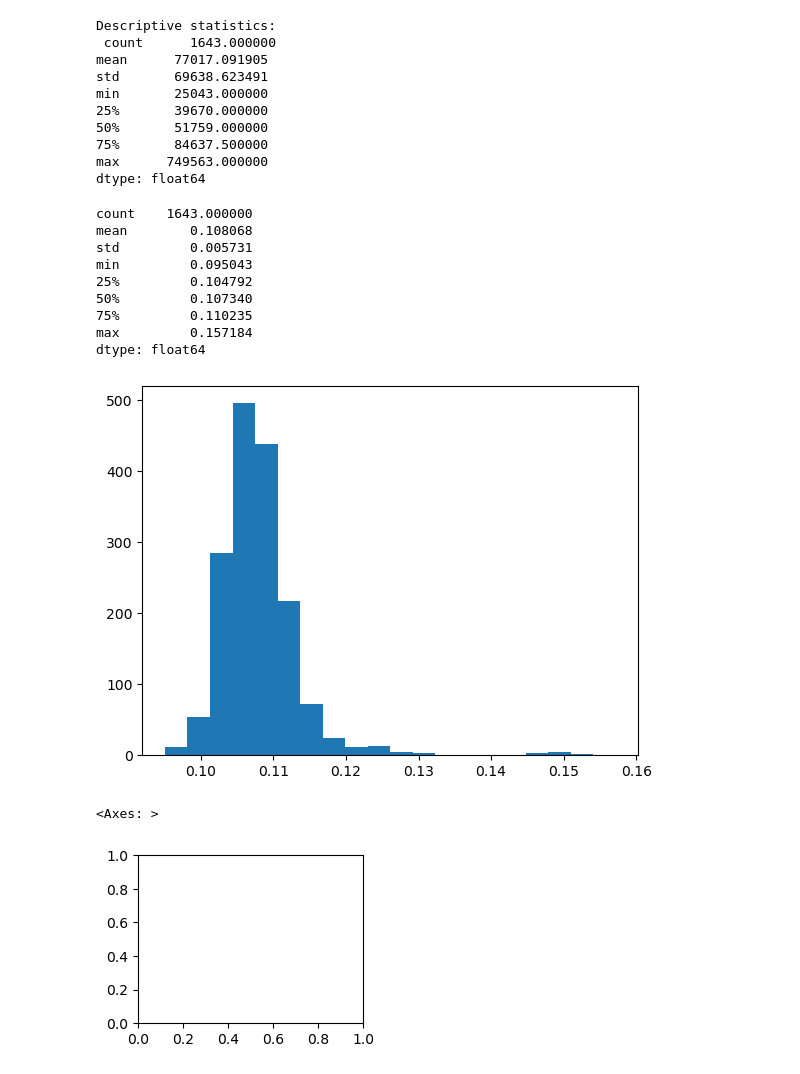
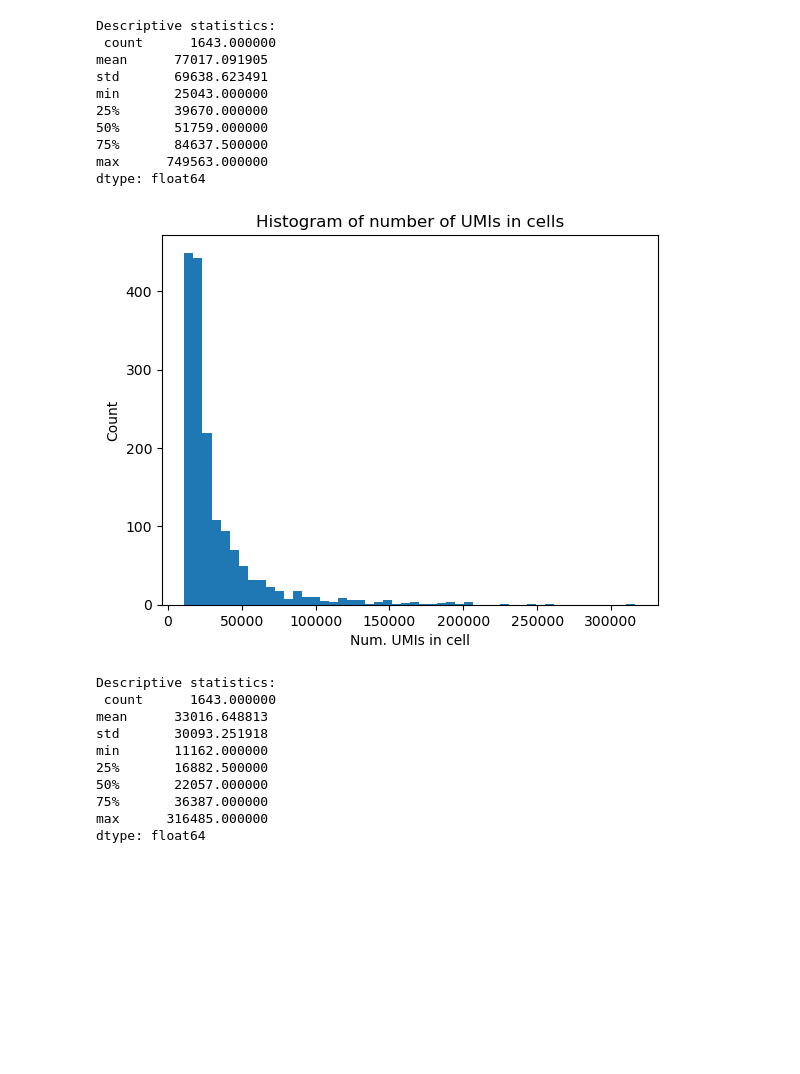
Before and after one commit to jkoubele/phd-stuff, a Jupyter notebook: 02_power_analysis/Usable_UMIs_amount_estimation.ipynb, the cells around one changed output. Cells and saved outputs as stored; diff of their text form; code cells hidden in the pictures; blank space fills up the shorter version.

Commit message:
Aggregate data across cells.

```diff
--- a/02_power_analysis/Usable_UMIs_amount_estimation.ipynb
+++ b/02_power_analysis/Usable_UMIs_amount_estimation.ipynb
@@ -46,7 +49,3 @@ if run_processing_of_bam_files:
 
     with open(f'./duplicate_counters_{bam_files_data_folder.stem}.json', 'w') as file_out:
         file_out.write(Dataset(cells=cells).to_json())
-# %%
-with open('./duplicate_counters_AL4_old.json') as input_file:
-    dataset = Dataset.from_json(input_file.read())
-    cells = dataset.cells
@@ -76,35 +79,25 @@ min       25043.000000
 75%       84637.500000
 max      749563.000000
 dtype: float64
-# %%
-fraction_of_1_duplicates = [cell.duplicate_counter[2] / cell.num_reads for cell in cells]
-plt.hist(fraction_of_1_duplicates, bins=20)
-pd.Series(fraction_of_1_duplicates).describe()
-# %% [output]
-count    1643.000000
-mean        0.108068
-std         0.005731
-min         0.095043
-25%         0.104792
-50%         0.107340
-75%         0.110235
-max         0.157184
-dtype: float64
-[figure, removed]
-# %%
-plt.subplot(221)
-
-# equivalent but more general
-ax1 = plt.subplot(2, 2, 1)
-
-# add a subplot with no frame
-ax2 = plt.subplot(222, frameon=False)
-
-# add a polar subplot
-plt.subplot(223, projection='polar')
-
-# add a red subplot that shares the x-axis with ax1
-plt.subplot(224, sharex=ax1, facecolor='red')
-# %% [output]
-<Axes: >
-[figure, removed]
+# %%
+num_umis = [sum(cell.duplicate_counter.values()) for cell in cells]
+
+plt.hist(num_umis, bins=50)
+plt.xlabel('Num. UMIs in cell')
+plt.ylabel('Count')
+plt.title('Histogram of number of UMIs in cells')
+plt.show()
+
+print("Descriptive statistics:\n", pd.Series(num_umis).describe())
+# %% [output]
+[figure, added]
+Descriptive statistics:
+ count      1643.000000
+mean      33016.648813
+std       30093.251918
+min       11162.000000
+25%       16882.500000
+50%       22057.000000
+75%       36387.000000
+max      316485.000000
+dtype: float64
```
Also changed, not shown: parts of 7 cells of this notebook.
